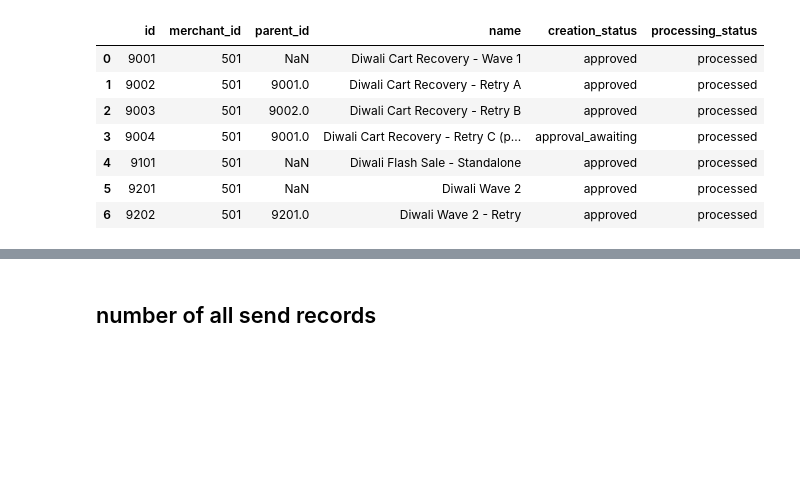
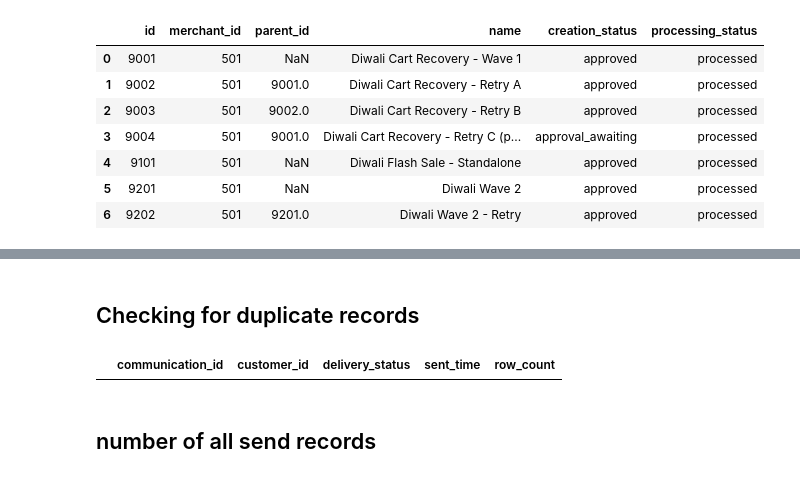
Before and after one commit to piyushkalra002/xeno_data_analysis_assignment, a Jupyter notebook: Analysis.ipynb, the cells around one changed output, grey strips where cells are left out. Cells and saved outputs as stored; diff of their text form; code cells hidden in the pictures; blank space fills up the shorter version.

```diff
--- a/Analysis.ipynb
+++ b/Analysis.ipynb
@@ -59,3 +93,17 @@ pd.read_sql_query(
+# %% [markdown]
+## Checking for duplicate records
+# %%
+pd.read_sql_query(
+    """
+    select communication_id,  customer_id, delivery_status, sent_time, count(*) as row_count
+    from communication_log
+    group by communication_id, customer_id, delivery_status, sent_time
+    having count(*) > 1;
+    """,
+    conn
+)
+# %% [output]
+|  | communication_id | customer_id | delivery_status | sent_time | row_count |
 # %% [markdown]
 ## number of all send records
 # %%
```
Also changed, not shown: parts of 5 cells of this notebook, 1 other file.
